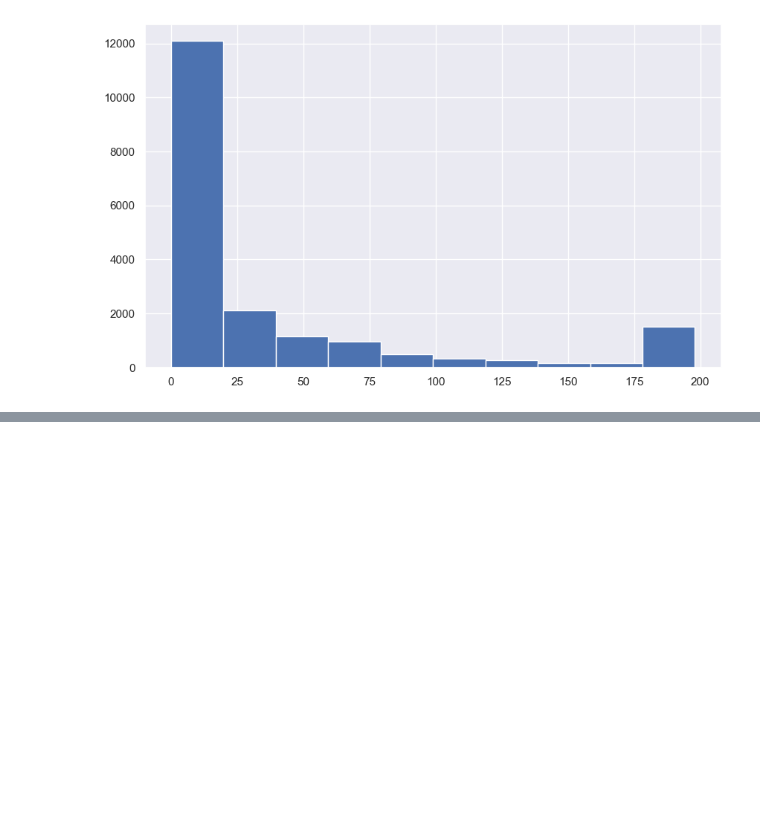
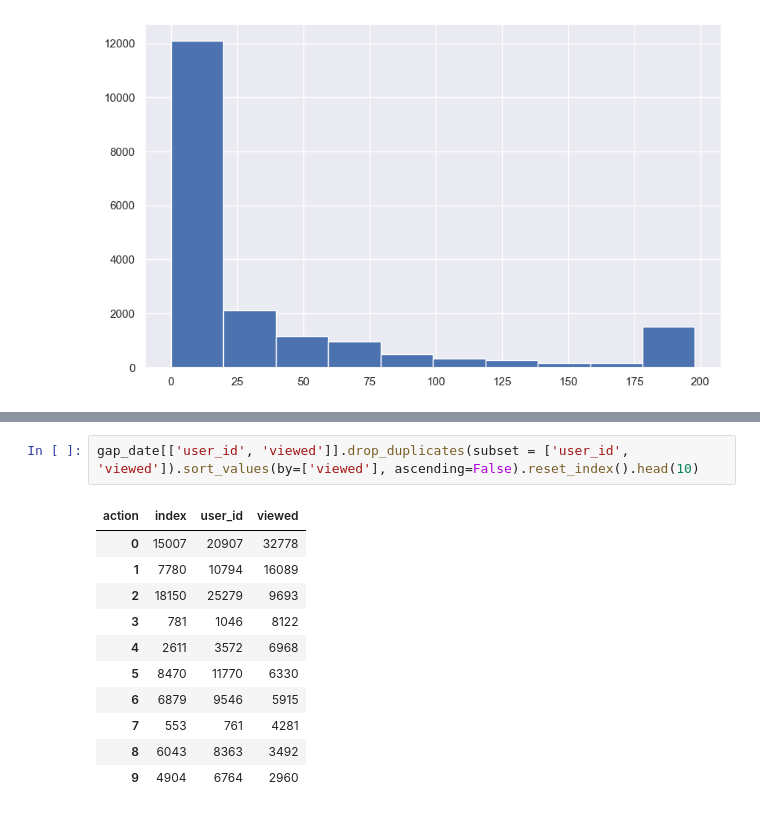
Before and after one commit to MaksimRaik/DataScience_stepik_users_analysis, a Jupyter notebook: first_notebook.ipynb, the cells around one changed output, grey strips where cells are left out. Drawn from its saved outputs; the diff is of its cells as text; blank space fills up the shorter version.

```diff
--- a/first_notebook.ipynb
+++ b/first_notebook.ipynb
@@ -100,0 +160,14 @@ events_data.pivot_table(index = 'user_id',
+# %%
+gap_date[['user_id', 'viewed']].drop_duplicates(subset = ['user_id', 'viewed']).sort_values(by=['viewed'], ascending=False).reset_index().head(10)
+# %% [output]
+| action | index | user_id | viewed |
+| 0 | 15007 | 20907 | 32778 |
+| 1 | 7780 | 10794 | 16089 |
+| 2 | 18150 | 25279 | 9693 |
+| 3 | 781 | 1046 | 8122 |
+| 4 | 2611 | 3572 | 6968 |
+| 5 | 8470 | 11770 | 6330 |
+| 6 | 6879 | 9546 | 5915 |
+| 7 | 553 | 761 | 4281 |
+| 8 | 6043 | 8363 | 3492 |
+| 9 | 4904 | 6764 | 2960 |
```
Also changed, not shown: parts of 21 cells of this notebook, 1 other file.
